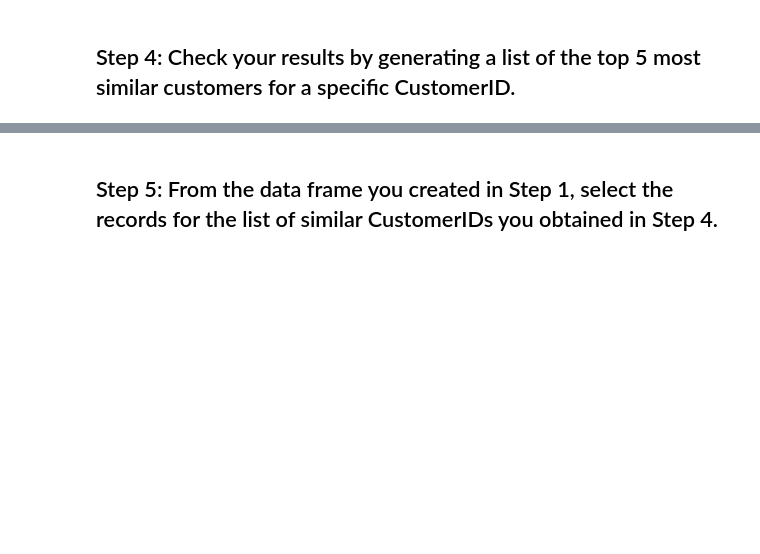
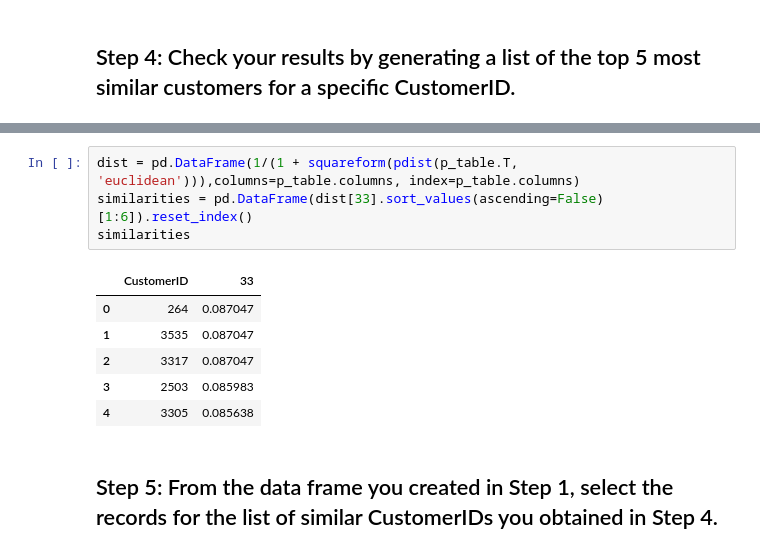
Before and after one commit to juliamoraiss/Ironhack, a Jupyter notebook: Labs/Week 7/3. Recommender-Systems/your-code/main.ipynb, the cells around one changed output, grey strips where cells are left out. Saved outputs shown, nothing was run; the diff lists cells and outputs as text; blank space fills up the shorter version.

```diff
--- a/Labs/Week 7/3. Recommender-Systems/your-code/main.ipynb
+++ b/Labs/Week 7/3. Recommender-Systems/your-code/main.ipynb
@@ -85,2 +101,13 @@ squareform(pdist(p_table, metric='euclidean')),
+# %%
+dist = pd.DataFrame(1/(1 + squareform(pdist(p_table.T, 'euclidean'))),columns=p_table.columns, index=p_table.columns)
+similarities = pd.DataFrame(dist[33].sort_values(ascending=False)[1:6]).reset_index()
+similarities
+# %% [output]
+|  | CustomerID | 33 |
+| 0 | 264 | 0.087047 |
+| 1 | 3535 | 0.087047 |
+| 2 | 3317 | 0.087047 |
+| 3 | 2503 | 0.085983 |
+| 4 | 3305 | 0.085638 |
 # %% [markdown]
 ## Step 5: From the data frame you created in Step 1, select the records for the list of similar CustomerIDs you obtained in Step 4.
```
Also changed, not shown: parts of 9 cells of this notebook.
